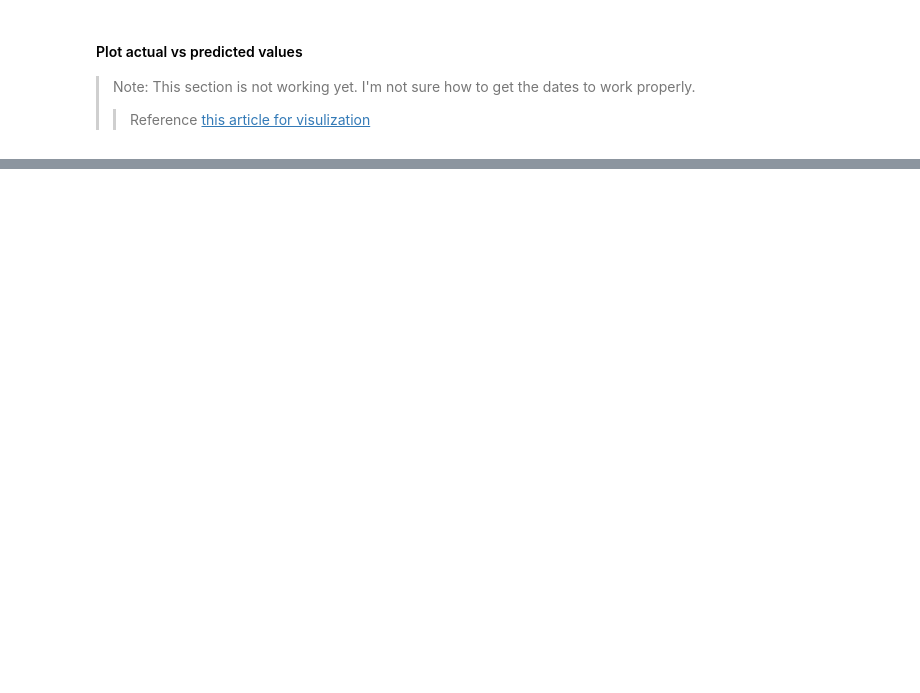
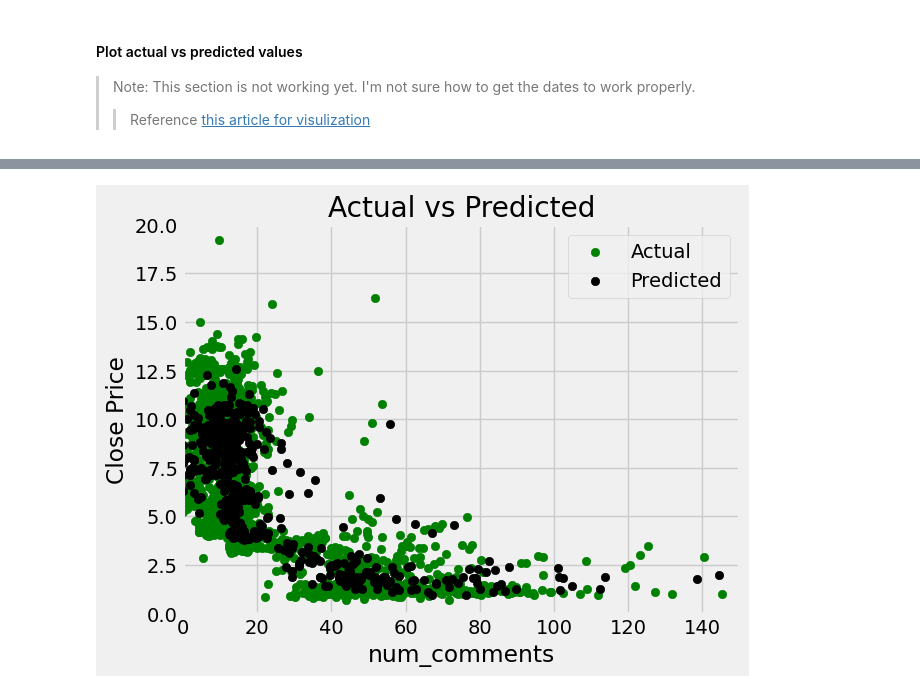
Before and after one commit to JKelly423/SqueezeNet, a Jupyter notebook: src/network.ipynb, the cells around one changed output, grey strips where cells are left out. Saved outputs shown, nothing was run; the diff lists cells and outputs as text; code cells hidden in the pictures; blank space fills up the shorter version.

```diff
--- a/src/network.ipynb
+++ b/src/network.ipynb
@@ -238,0 +238,13 @@ AttributeError: 'str' object has no attribute 'month'
+# %%
+
+plt.scatter(train_features[:,feature_list.index('num_comments')], train_labels, color='g')
+plt.scatter(test_features[:, feature_list.index('num_comments')], predictions, color='k')
+plt.xlabel('num_comments')
+plt.ylabel('Close Price')
+plt.title('Actual vs Predicted')
+plt.legend(['Actual', 'Predicted'])
+plt.xlim(0,150)
+plt.ylim(0,20)
+plt.show()
+# %% [output]
+[figure, added]
```
Also changed, not shown: parts of 15 cells of this notebook, 2 other files.
